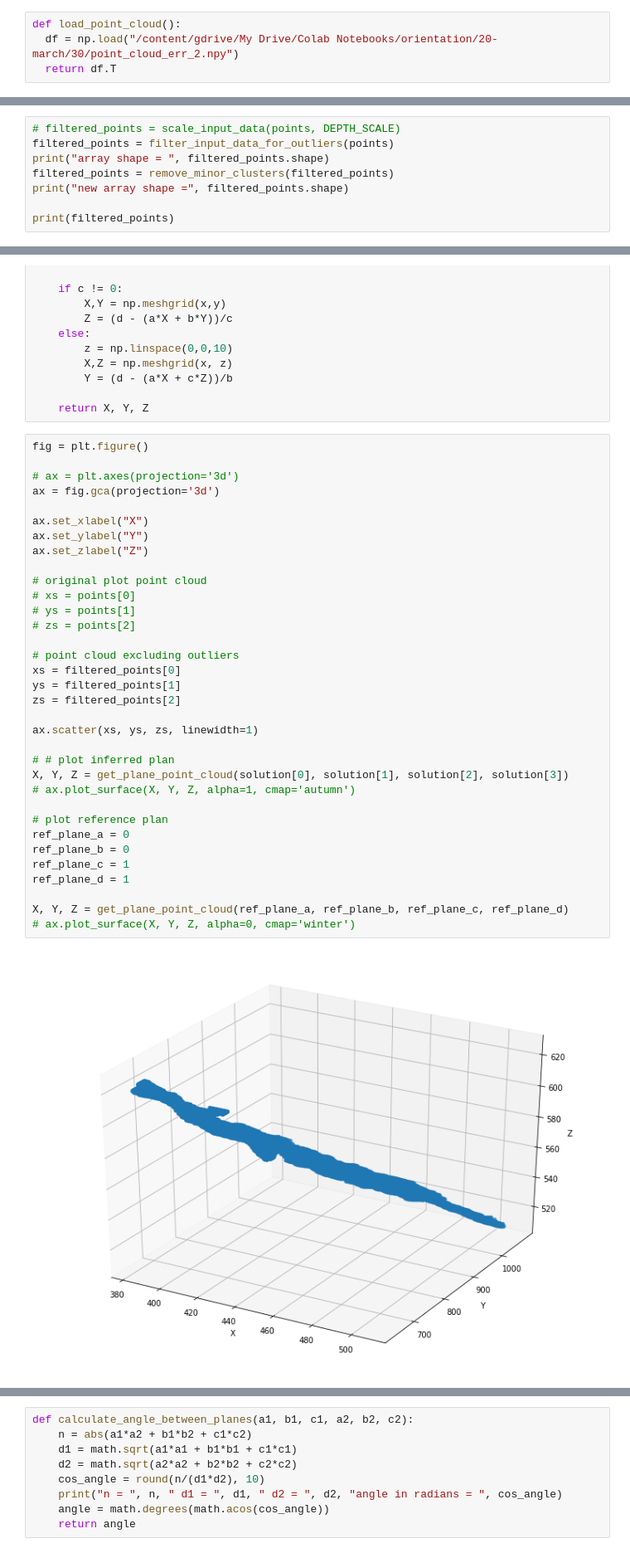
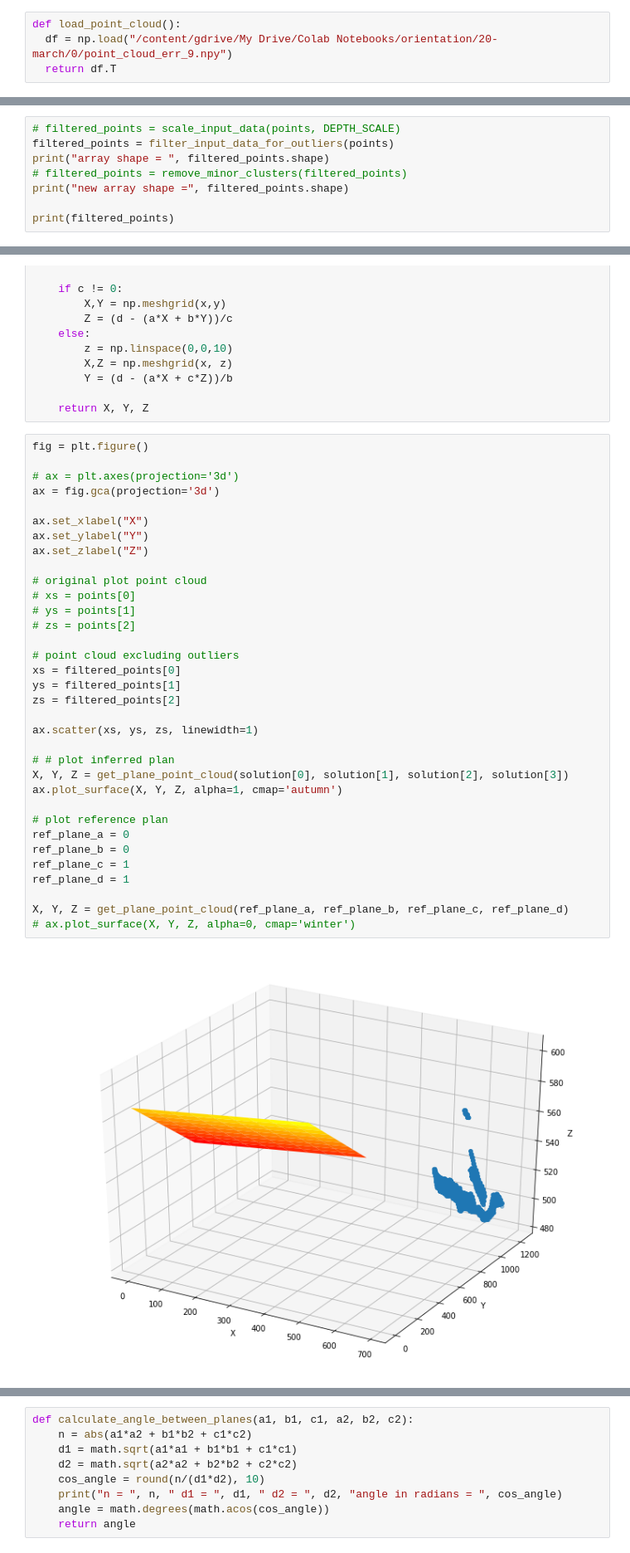
Before and after one commit to mngaonkar/orientation, a Jupyter notebook: orientation.ipynb, the cells around one changed output, grey strips where cells are left out. Shown at 83% size. Cells and saved outputs as stored; diff of their text form.

```diff
--- a/orientation.ipynb
+++ b/orientation.ipynb
@@ -23,7 +24,7 @@ Drive already mounted at /content/gdrive; to attempt to forcibly remount, call d
 box_0_output.npy  box_2_output.npy  box_4_output.npy
 # %%
 def load_point_cloud():
-  df = np.load("/content/gdrive/My Drive/Colab Notebooks/orientation/20-march/30/point_cloud_err_2.npy")
+  df = np.load("/content/gdrive/My Drive/Colab Notebooks/orientation/20-march/0/point_cloud_err_9.npy")
   return df.T
 # %%
 points = load_point_cloud()
@@ -98,7 +99,7 @@ def remove_minor_clusters(filtered_points):
 # filtered_points = scale_input_data(points, DEPTH_SCALE)
 filtered_points = filter_input_data_for_outliers(points)
 print("array shape = ", filtered_points.shape)
-filtered_points = remove_minor_clusters(filtered_points)
+# filtered_points = remove_minor_clusters(filtered_points)
 print("new array shape =", filtered_points.shape)
 
 print(filtered_points)
@@ -175,35 +176,35 @@ fig = plt.figure()
 ax = fig.gca(projection='3d')
 
 ax.set_xlabel("X")
 ax.set_ylabel("Y")
 ax.set_zlabel("Z")
 
 # original plot point cloud
 # xs = points[0]
 # ys = points[1]
 # zs = points[2]
 
 # point cloud excluding outliers
 xs = filtered_points[0]
 ys = filtered_points[1]
 zs = filtered_points[2]
 
 ax.scatter(xs, ys, zs, linewidth=1)
 
 # # plot inferred plan
 X, Y, Z = get_plane_point_cloud(solution[0], solution[1], solution[2], solution[3])
-# ax.plot_surface(X, Y, Z, alpha=1, cmap='autumn')
+ax.plot_surface(X, Y, Z, alpha=1, cmap='autumn')
 
 # plot reference plan
 ref_plane_a = 0
 ref_plane_b = 0
 ref_plane_c = 1
 ref_plane_d = 1
 
 X, Y, Z = get_plane_point_cloud(ref_plane_a, ref_plane_b, ref_plane_c, ref_plane_d)
 # ax.plot_surface(X, Y, Z, alpha=0, cmap='winter')
 # %% [output]
-[figure, old version]
+[figure, new version]
 # %%
 plt.scatter(filtered_points[0], filtered_points[2])
 # %% [output]
```
Also changed, not shown: parts of 11 cells of this notebook.
